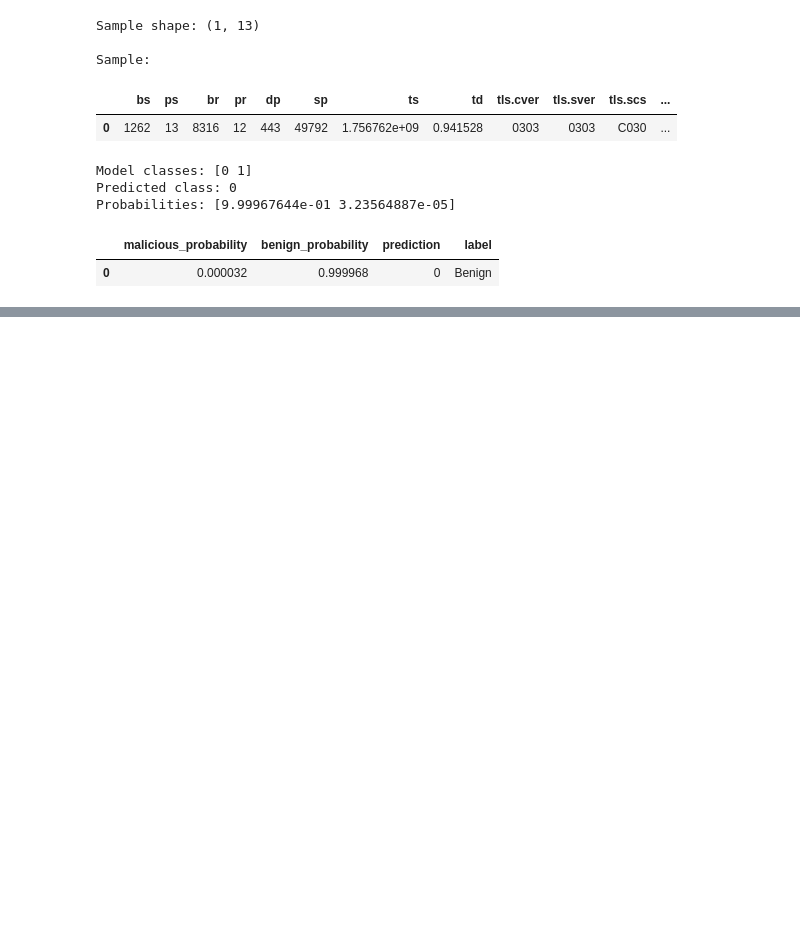
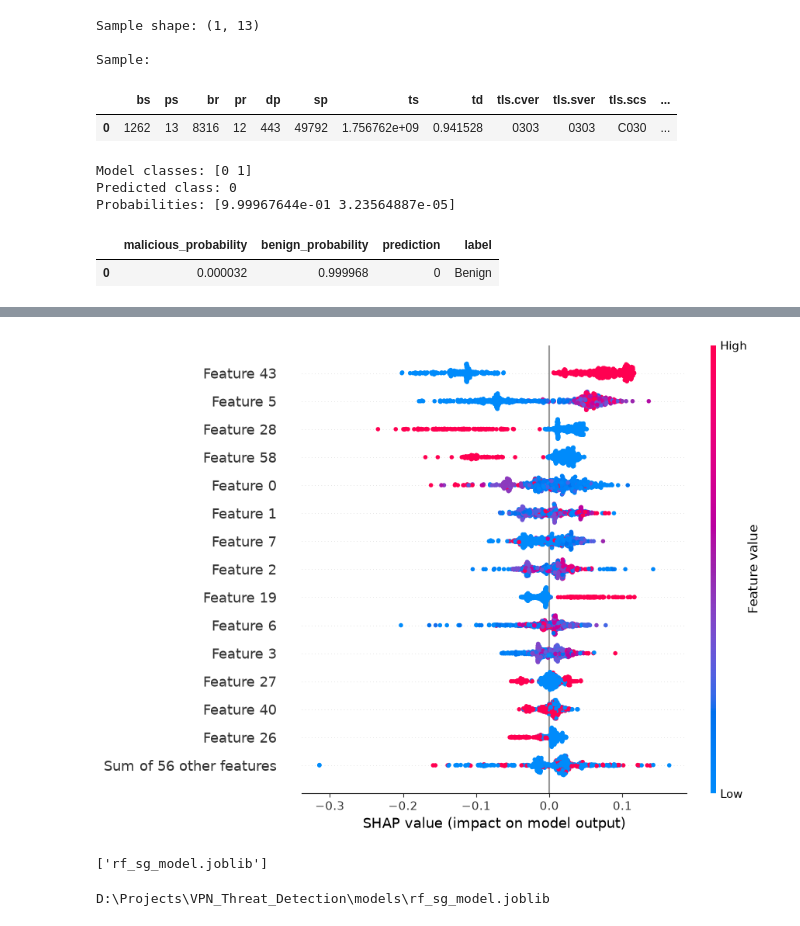
Before and after one commit to Snehakarkoli12/VPN_Threat_Detection, a Jupyter notebook: notebooks/01_data_processing.ipynb, the cells around one changed output, grey strips where cells are left out. Drawn from its saved outputs; the diff is of its cells as text; code cells hidden in the pictures; blank space fills up the shorter version.

```diff
--- a/notebooks/01_data_processing.ipynb
+++ b/notebooks/01_data_processing.ipynb
@@ -2546,0 +2878,7 @@ display(result)
+# %%
+shap.plots.beeswarm(
+    shap_values[:, :, 1],
+    max_display=15
+)
+# %% [output]
+[figure, added]
@@ -2546,0 +2899,15 @@ display(result)
+# %%
+import os
+
+print(os.listdir(r"D:\Projects\VPN_Threat_Detection\models"))
+# %% [output]
+['rf_sg_model.joblib']
+# %%
+import os
+
+for root, dirs, files in os.walk(r"D:\Projects\VPN_Threat_Detection"):
+    for file in files:
+        if file.endswith(".joblib"):
+            print(os.path.join(root, file))
+# %% [output]
+D:\Projects\VPN_Threat_Detection\models\rf_sg_model.joblib
```
Also changed, not shown: parts of 51 cells of this notebook, 6 other files.
